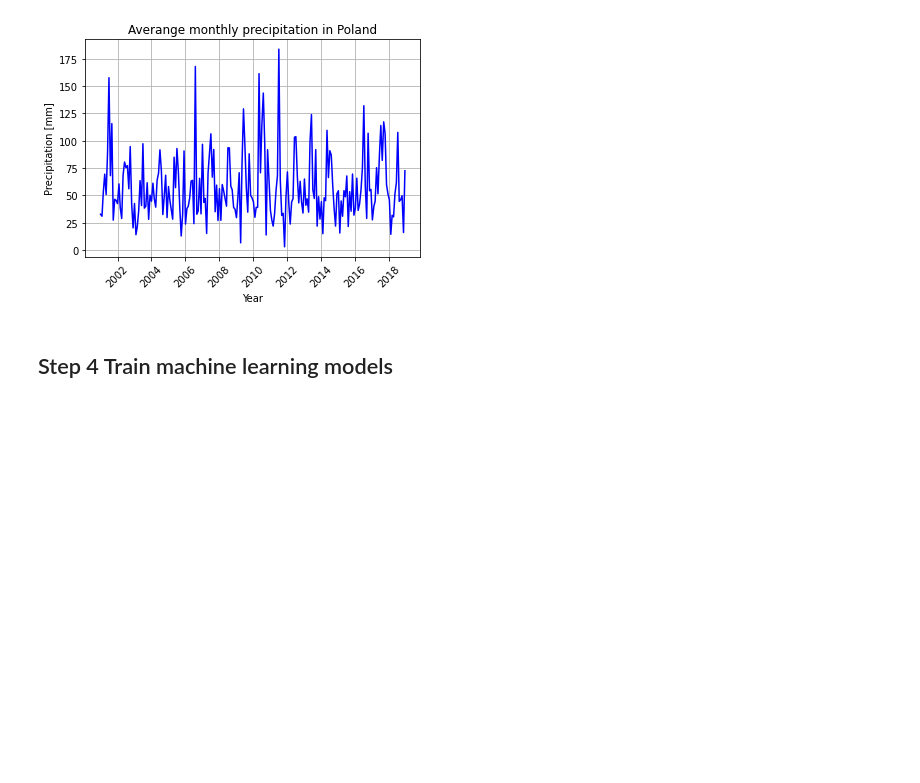
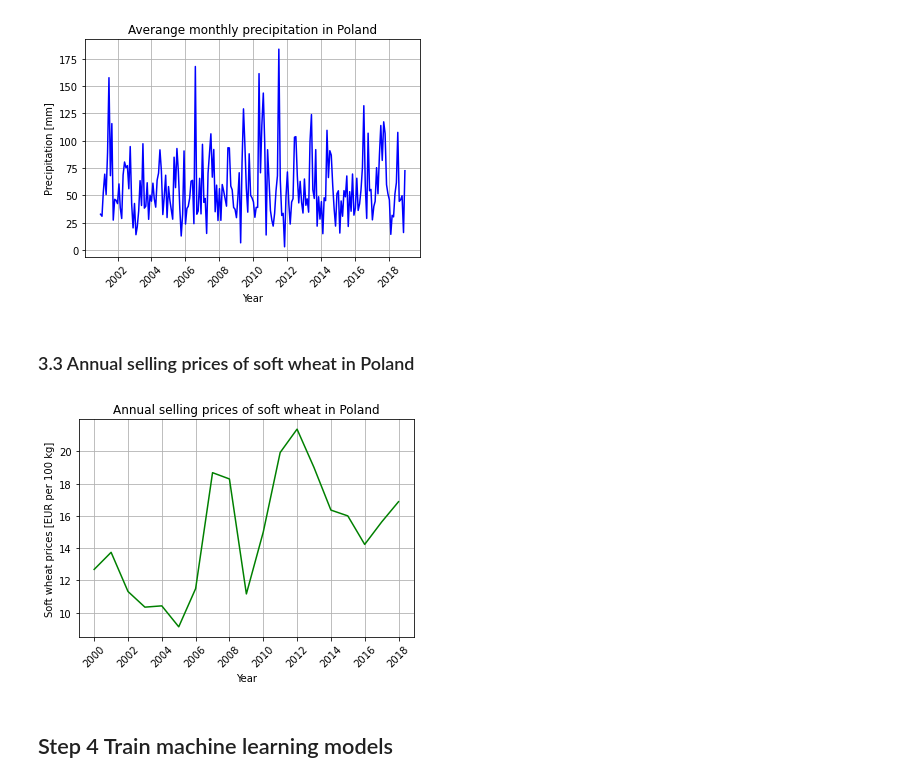
Before and after one commit to wkrzywiec/polish-crops, a Jupyter notebook: polish-crops.ipynb, the cells around one changed output. Cells and saved outputs as stored; diff of their text form; code cells hidden in the pictures; blank space fills up the shorter version.

Commit message:
soft wheat prices chart

```diff
--- a/polish-crops.ipynb
+++ b/polish-crops.ipynb
@@ -256,5 +256,20 @@ plt.grid()
 plt.show()
 # %% [output]
 [figure]
+# %% [markdown]
+### 3.3 Annual selling prices of soft wheat in Poland
+# %%
+crops_df = pd.read_csv(crops_data_path)
+x = [datetime.datetime(year, 1, 1) for year in crops_df['Year']]
+plt.plot(x, crops_df['Soft wheat prices [EUR per 100 kg]'], color='green')
+
+plt.title('Annual selling prices of soft wheat in Poland')
+plt.ylabel('Soft wheat prices [EUR per 100 kg]')
+plt.xlabel('Year')
+plt.xticks(rotation=45)
+plt.grid()
+plt.show()
+# %% [output]
+[figure, added]
 # %% [markdown]
 ## Step 4 Train machine learning models
```
Also changed, not shown: parts of 2 cells of this notebook.
